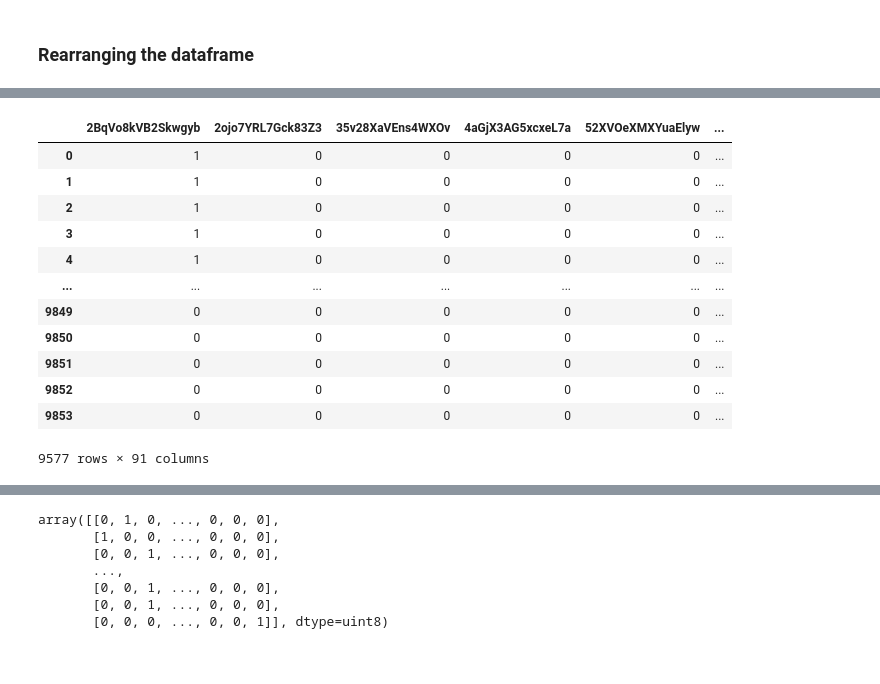
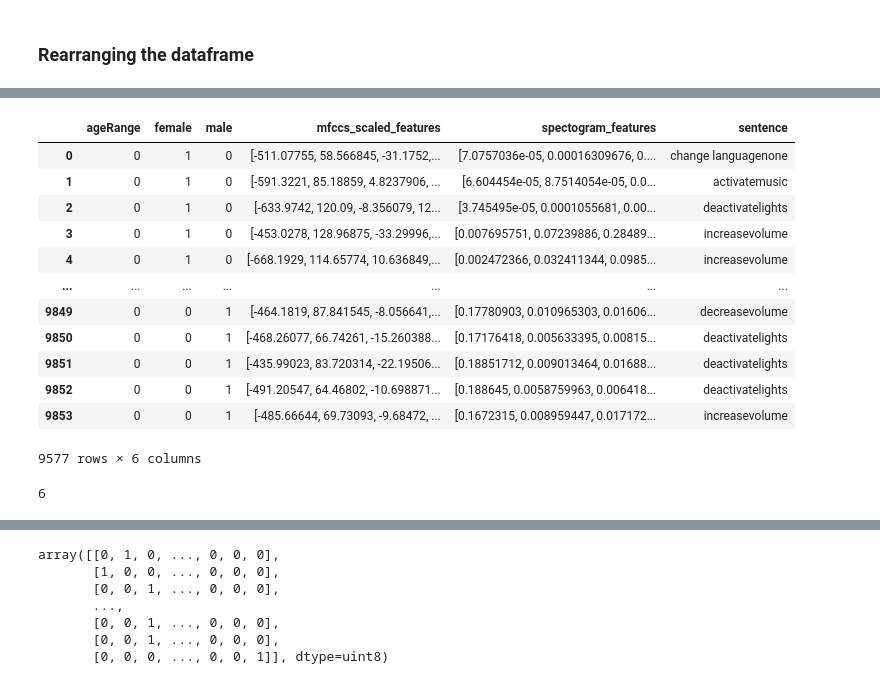
Before and after one commit to omblivion/DataScienceLab, a Jupyter notebook: Part 2- Audio Classification Data Preprocessing And Model Creation.ipynb, the cells around one changed output, grey strips where cells are left out. Drawn from its saved outputs; the diff is of its cells as text; code cells hidden in the pictures.

```diff
--- a/Part 2- Audio Classification Data Preprocessing And Model Creation.ipynb
+++ b/Part 2- Audio Classification Data Preprocessing And Model Creation.ipynb
@@ -202,40 +218,48 @@ w_metadata
 # %%
-one_hot = pd.get_dummies(w_metadata['gender'])
-w_metadata = w_metadata.join(one_hot)
-w_metadata.drop('gender', axis=1, inplace=True)
-
-one_hot = pd.get_dummies(w_metadata['speakerId'])
-w_metadata = w_metadata.join(one_hot)
-w_metadata.drop('speakerId', axis=1, inplace=True)
-
-one_hot = pd.get_dummies(w_metadata['Fluency'])
-w_metadata = w_metadata.join(one_hot)
-w_metadata.drop('Fluency', axis=1, inplace=True)
-
-
-# w_metadata = ohe_and_append(w_metadata, 'speakerId')
-# w_metadata = ohe_and_append(w_metadata, 'Fluency')
-# # w_metadata['First Language spoken'] = LABEL_ENCODER.fit_transform(metadata['First Language spoken'])
-# # w_metadata['Current language used for work/school'] = LABEL_ENCODER.fit_transform(metadata['Current language used for work/school'])
-
-another_encoder = LabelEncoder()
-w_metadata['ageRange'] = another_encoder.fit_transform(metadata['ageRange'])
-w_metadata = w_metadata.reindex(sorted(w_metadata.columns), axis=1)
-w_metadata
+# one_hot = pd.get_dummies(w_metadata['gender'])
+# w_metadata = w_metadata.join(one_hot)
+# w_metadata.drop('gender', axis=1, inplace=True)
+#
+# one_hot = pd.get_dummies(w_metadata['speakerId'])
+# w_metadata = w_metadata.join(one_hot)
+# w_metadata.drop('speakerId', axis=1, inplace=True)
+#
+# one_hot = pd.get_dummies(w_metadata['Fluency'])
+# w_metadata = w_metadata.join(one_hot)
+# w_metadata.drop('Fluency', axis=1, inplace=True)
+#
+#
+# # w_metadata = ohe_and_append(w_metadata, 'speakerId')
+# # w_metadata = ohe_and_append(w_metadata, 'Fluency')
+# # # w_metadata['First Language spoken'] = LABEL_ENCODER.fit_transform(metadata['First Language spoken'])
+# # # w_metadata['Current language used for work/school'] = LABEL_ENCODER.fit_transform(metadata['Current language used for work/school'])
+#
+# another_encoder = LabelEncoder()
+# w_metadata['ageRange'] = another_encoder.fit_transform(metadata['ageRange'])
+# w_metadata = w_metadata.reindex(sorted(w_metadata.columns), axis=1)
+# w_metadata
-# %% [output]
-|  | 2BqVo8kVB2Skwgyb | 2ojo7YRL7Gck83Z3 | 35v28XaVEns4WXOv | 4aGjX3AG5xcxeL7a | 52XVOeXMXYuaElyw | ... |
-| 0 | 1 | 0 | 0 | 0 | 0 | ... |
-| 1 | 1 | 0 | 0 | 0 | 0 | ... |
-| 2 | 1 | 0 | 0 | 0 | 0 | ... |
-| 3 | 1 | 0 | 0 | 0 | 0 | ... |
-| 4 | 1 | 0 | 0 | 0 | 0 | ... |
-| ... | ... | ... | ... | ... | ... | ... |
-| 9849 | 0 | 0 | 0 | 0 | 0 | ... |
-| 9850 | 0 | 0 | 0 | 0 | 0 | ... |
-| 9851 | 0 | 0 | 0 | 0 | 0 | ... |
-| 9852 | 0 | 0 | 0 | 0 | 0 | ... |
-| 9853 | 0 | 0 | 0 | 0 | 0 | ... |
-9577 rows × 91 columns
+# %%
+w_metadata = rearrange_dataframe(metadata)
+w_metadata
+# %% [output]
+|  | ageRange | female | male | mfccs_scaled_features | spectogram_features | sentence |
+| 0 | 0 | 1 | 0 | [-511.07755, 58.566845, -31.1752,... | [7.0757036e-05, 0.00016309676, 0.... | change languagenone |
+| 1 | 0 | 1 | 0 | [-591.3221, 85.18859, 4.8237906, ... | [6.604454e-05, 8.7514054e-05, 0.0... | activatemusic |
+| 2 | 0 | 1 | 0 | [-633.9742, 120.09, -8.356079, 12... | [3.745495e-05, 0.0001055681, 0.00... | deactivatelights |
+| 3 | 0 | 1 | 0 | [-453.0278, 128.96875, -33.29996,... | [0.007695751, 0.07239886, 0.28489... | increasevolume |
+| 4 | 0 | 1 | 0 | [-668.1929, 114.65774, 10.636849,... | [0.002472366, 0.032411344, 0.0985... | increasevolume |
+| ... | ... | ... | ... | ... | ... | ... |
+| 9849 | 0 | 0 | 1 | [-464.1819, 87.841545, -8.056641,... | [0.17780903, 0.010965303, 0.01606... | decreasevolume |
+| 9850 | 0 | 0 | 1 | [-468.26077, 66.74261, -15.260388... | [0.17176418, 0.005633395, 0.00815... | deactivatelights |
+| 9851 | 0 | 0 | 1 | [-435.99023, 83.720314, -22.19506... | [0.18851712, 0.009013464, 0.01688... | deactivatelights |
+| 9852 | 0 | 0 | 1 | [-491.20547, 64.46802, -10.698871... | [0.188645, 0.0058759963, 0.006418... | deactivatelights |
+| 9853 | 0 | 0 | 1 | [-485.66644, 69.73093, -9.68472, ... | [0.1672315, 0.008959447, 0.017172... | increasevolume |
+9577 rows × 6 columns
+# %%
+w_metadata_columns = w_metadata.columns.tolist()
+print(len(w_metadata_columns))
+# %% [output]
+6
 # %%
 w_metadata.info()
 # %% [output]
```
Also changed, not shown: parts of 56 cells of this notebook, 1 other file.
